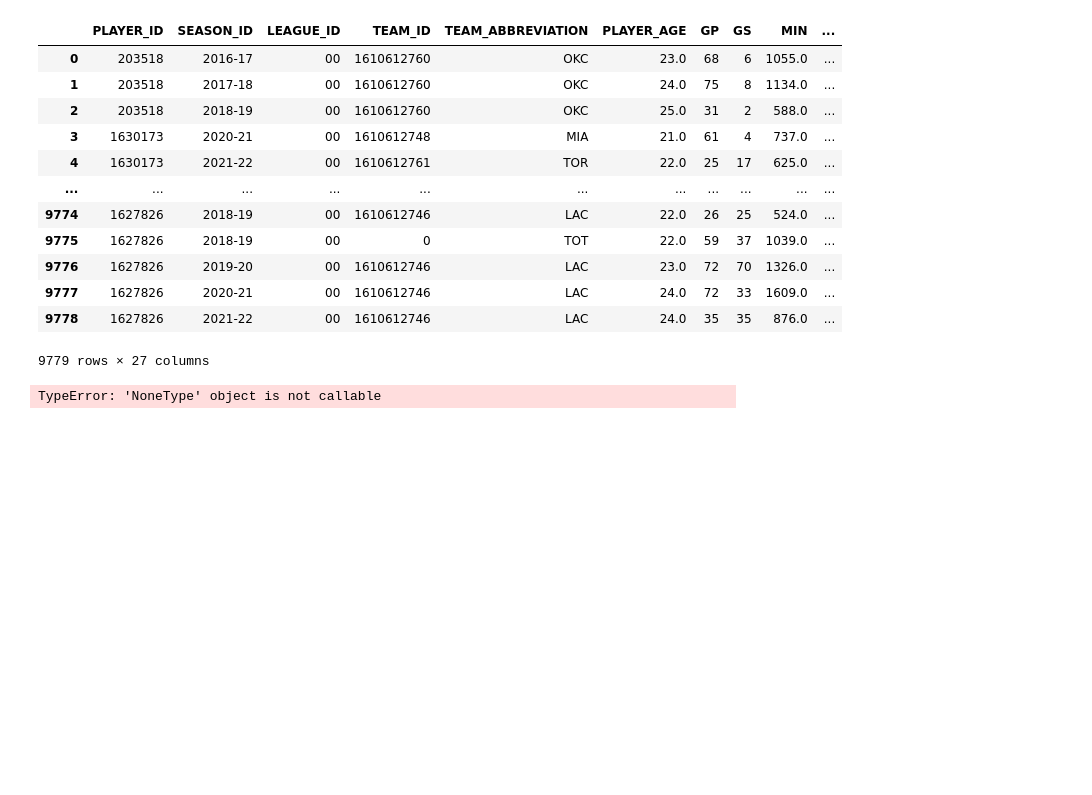
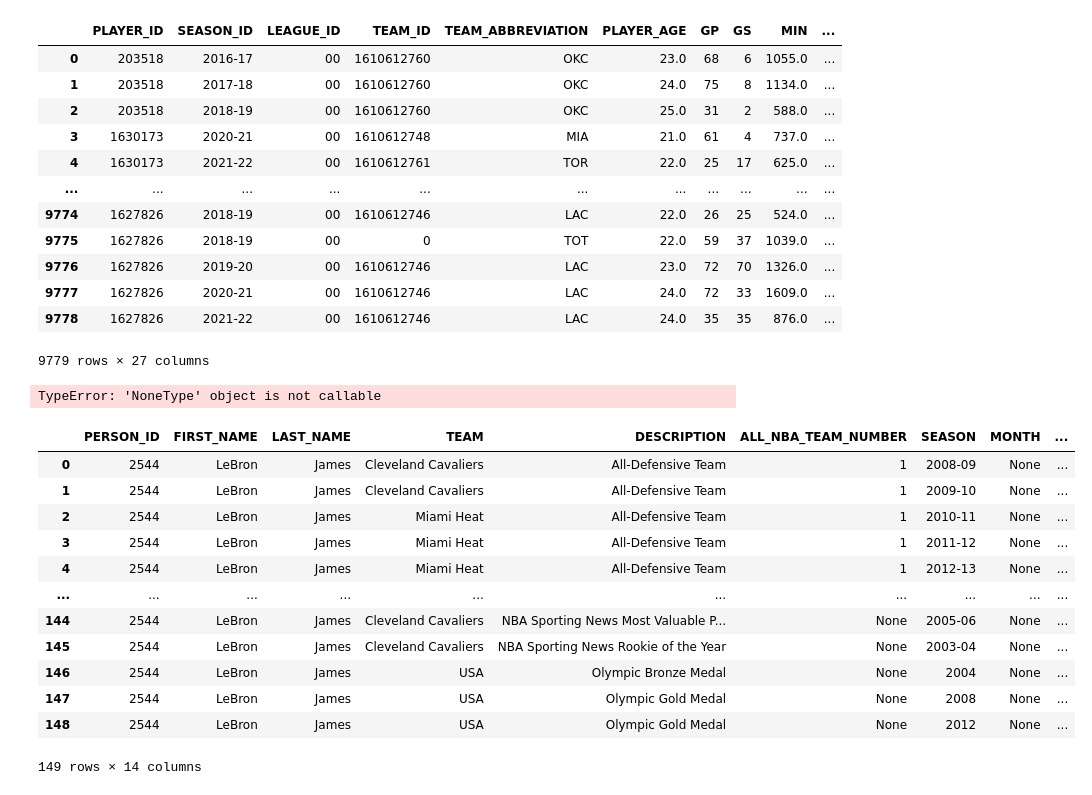
Before and after one commit to thomasverardo/NBA_MVP_2022_prediction, a Jupyter notebook: Code/NBA_MVP_1.ipynb, the cells around one changed output. Saved outputs shown, nothing was run; the diff lists cells and outputs as text; code cells hidden in the pictures; blank space fills up the shorter version.

```diff
--- a/Code/NBA_MVP_1.ipynb
+++ b/Code/NBA_MVP_1.ipynb
@@ -109,3 +121,21 @@ from nba_api.stats.endpoints import BoxScoreAdvancedV2
 BoxScoreAdvancedV2.player_stats().get_data_frames()[0]
 # %% [output]
 TypeError: 'NoneType' object is not callable
+# %%
+from nba_api.stats.endpoints import playerawards
+
+playerawards.PlayerAwards(player_id=2544).get_data_frames()[0]
+# %% [output]
+|  | PERSON_ID | FIRST_NAME | LAST_NAME | TEAM | DESCRIPTION | ALL_NBA_TEAM_NUMBER | SEASON | MONTH | ... |
+| 0 | 2544 | LeBron | James | Cleveland Cavaliers | All-Defensive Team | 1 | 2008-09 | None | ... |
+| 1 | 2544 | LeBron | James | Cleveland Cavaliers | All-Defensive Team | 1 | 2009-10 | None | ... |
+| 2 | 2544 | LeBron | James | Miami Heat | All-Defensive Team | 1 | 2010-11 | None | ... |
+| 3 | 2544 | LeBron | James | Miami Heat | All-Defensive Team | 1 | 2011-12 | None | ... |
+| 4 | 2544 | LeBron | James | Miami Heat | All-Defensive Team | 1 | 2012-13 | None | ... |
+| ... | ... | ... | ... | ... | ... | ... | ... | ... | ... |
+| 144 | 2544 | LeBron | James | Cleveland Cavaliers | NBA Sporting News Most Valuable P... | None | 2005-06 | None | ... |
+| 145 | 2544 | LeBron | James | Cleveland Cavaliers | NBA Sporting News Rookie of the Year | None | 2003-04 | None | ... |
+| 146 | 2544 | LeBron | James | USA | Olympic Bronze Medal | None | 2004 | None | ... |
+| 147 | 2544 | LeBron | James | USA | Olympic Gold Medal | None | 2008 | None | ... |
+| 148 | 2544 | LeBron | James | USA | Olympic Gold Medal | None | 2012 | None | ... |
+149 rows × 14 columns
```
Also changed, not shown: parts of 3 cells of this notebook.
